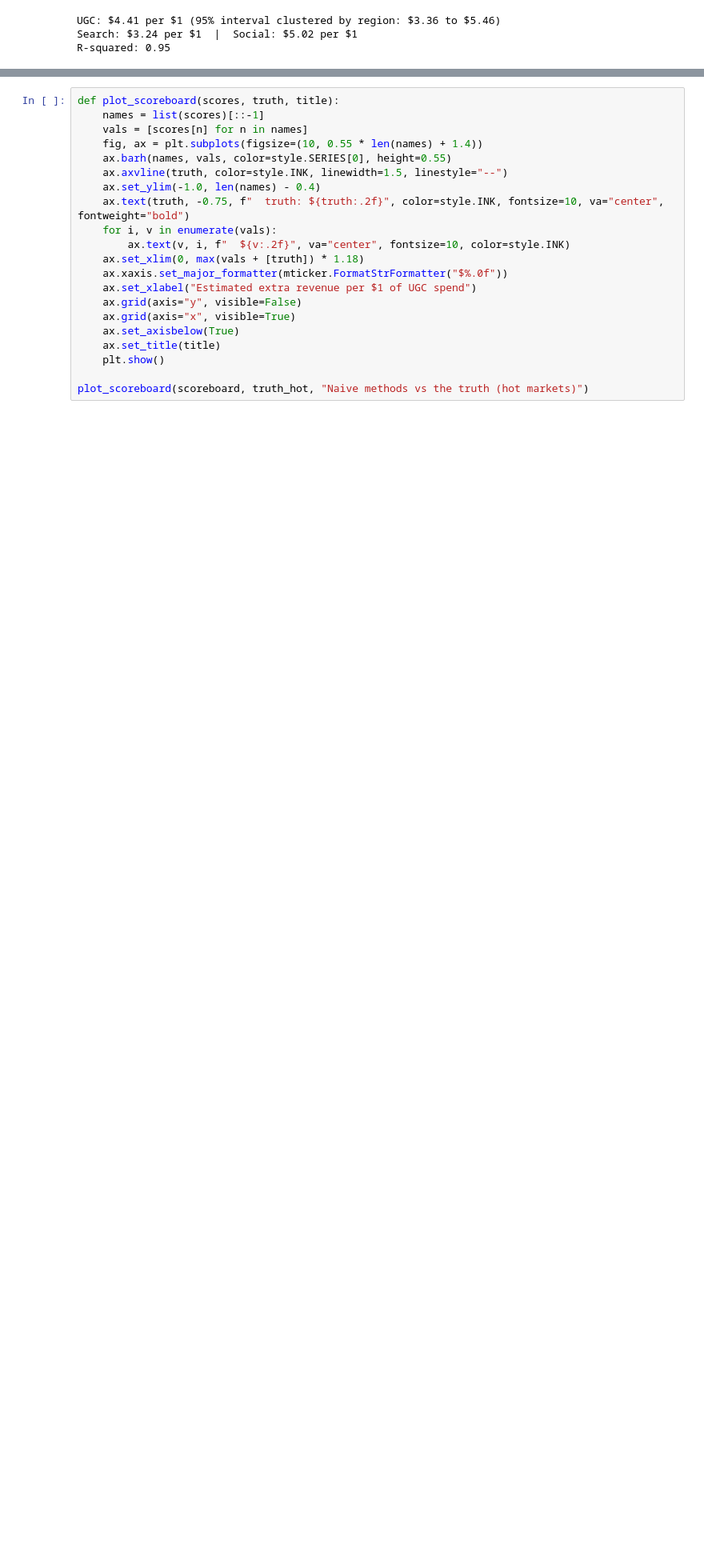
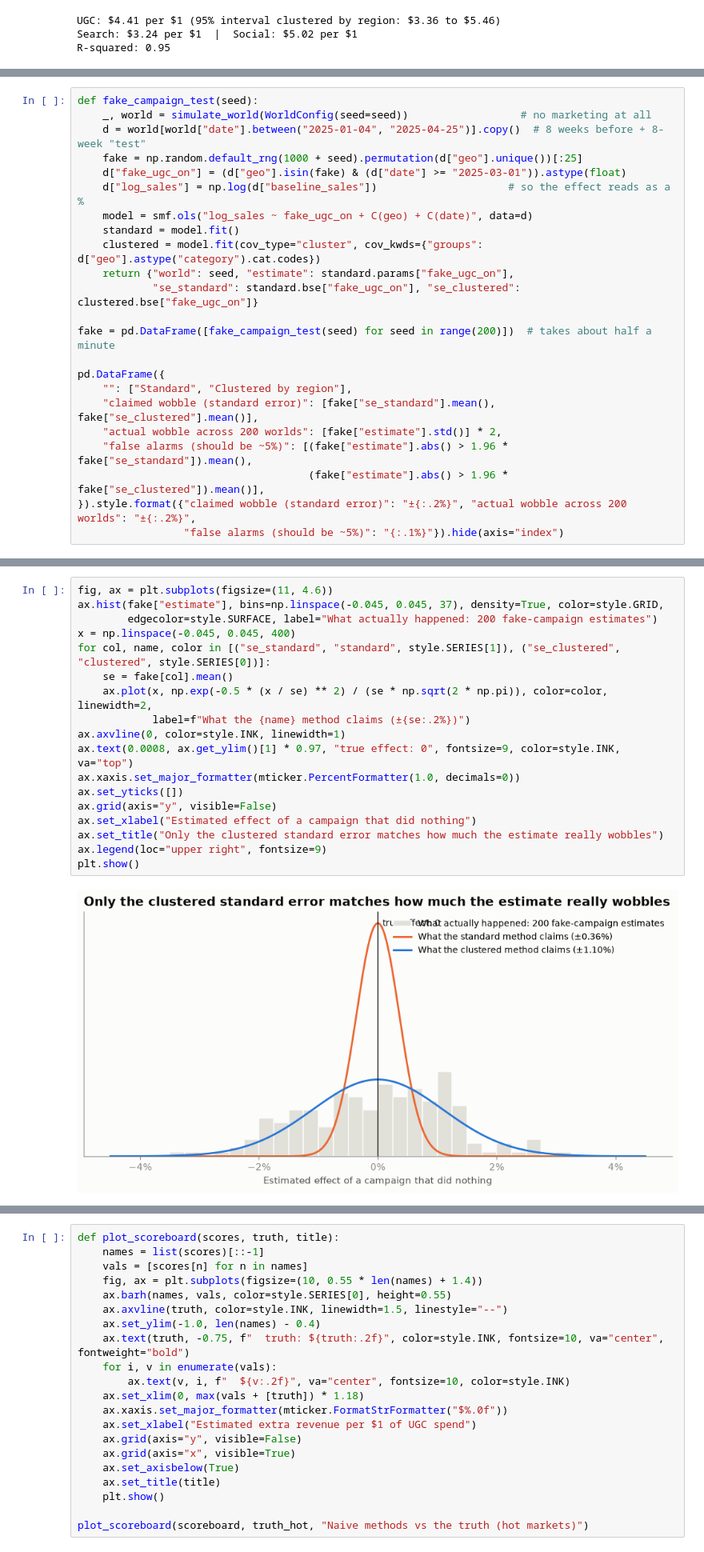
Before and after one commit to menni99/incrementality-mmm-lab, a Jupyter notebook: incrementality.ipynb, the cells around one changed output, grey strips where cells are left out. Shown at 80% size. Saved outputs shown, nothing was run; the diff lists cells and outputs as text; blank space fills up the shorter version.

Commit message:
Fake-campaign test: standard vs region-clustered standard errors across 200 worlds
Co-Authored-By: Claude Opus 5.5 <noreply@anthropic.com>

```diff
--- a/incrementality.ipynb
+++ b/incrementality.ipynb
@@ -1017,0 +1025,23 @@ Controls only help with the problems you control for. The trap here, budget foll
+# %%
+def fake_campaign_test(seed):
+    _, world = simulate_world(WorldConfig(seed=seed))                  # no marketing at all
+    d = world[world["date"].between("2025-01-04", "2025-04-25")].copy()  # 8 weeks before + 8-week "test"
+    fake = np.random.default_rng(1000 + seed).permutation(d["geo"].unique())[:25]
+    d["fake_ugc_on"] = (d["geo"].isin(fake) & (d["date"] >= "2025-03-01")).astype(float)
+    d["log_sales"] = np.log(d["baseline_sales"])                     # so the effect reads as a %
+    model = smf.ols("log_sales ~ fake_ugc_on + C(geo) + C(date)", data=d)
+    standard = model.fit()
+    clustered = model.fit(cov_type="cluster", cov_kwds={"groups": d["geo"].astype("category").cat.codes})
+    return {"world": seed, "estimate": standard.params["fake_ugc_on"],
+            "se_standard": standard.bse["fake_ugc_on"], "se_clustered": clustered.bse["fake_ugc_on"]}
+
+fake = pd.DataFrame([fake_campaign_test(seed) for seed in range(200)])  # takes about half a minute
+
+pd.DataFrame({
+    "": ["Standard", "Clustered by region"],
+    "claimed wobble (standard error)": [fake["se_standard"].mean(), fake["se_clustered"].mean()],
+    "actual wobble across 200 worlds": [fake["estimate"].std()] * 2,
+    "false alarms (should be ~5%)": [(fake["estimate"].abs() > 1.96 * fake["se_standard"]).mean(),
+                                     (fake["estimate"].abs() > 1.96 * fake["se_clustered"]).mean()],
+}).style.format({"claimed wobble (standard error)": "±{:.2%}", "actual wobble across 200 worlds": "±{:.2%}",
+                 "false alarms (should be ~5%)": "{:.1%}"}).hide(axis="index")
@@ -1017,0 +1052,20 @@ Controls only help with the problems you control for. The trap here, budget foll
+# %%
+fig, ax = plt.subplots(figsize=(11, 4.6))
+ax.hist(fake["estimate"], bins=np.linspace(-0.045, 0.045, 37), density=True, color=style.GRID,
+        edgecolor=style.SURFACE, label="What actually happened: 200 fake-campaign estimates")
+x = np.linspace(-0.045, 0.045, 400)
+for col, name, color in [("se_standard", "standard", style.SERIES[1]), ("se_clustered", "clustered", style.SERIES[0])]:
+    se = fake[col].mean()
+    ax.plot(x, np.exp(-0.5 * (x / se) ** 2) / (se * np.sqrt(2 * np.pi)), color=color, linewidth=2,
+            label=f"What the {name} method claims (±{se:.2%})")
+ax.axvline(0, color=style.INK, linewidth=1)
+ax.text(0.0008, ax.get_ylim()[1] * 0.97, "true effect: 0", fontsize=9, color=style.INK, va="top")
+ax.xaxis.set_major_formatter(mticker.PercentFormatter(1.0, decimals=0))
+ax.set_yticks([])
+ax.grid(axis="y", visible=False)
+ax.set_xlabel("Estimated effect of a campaign that did nothing")
+ax.set_title("Only the clustered standard error matches how much the estimate really wobbles")
+ax.legend(loc="upper right", fontsize=9)
+plt.show()
+# %% [output]
+[figure, added]
```
Also changed, not shown: parts of 6 cells of this notebook.
